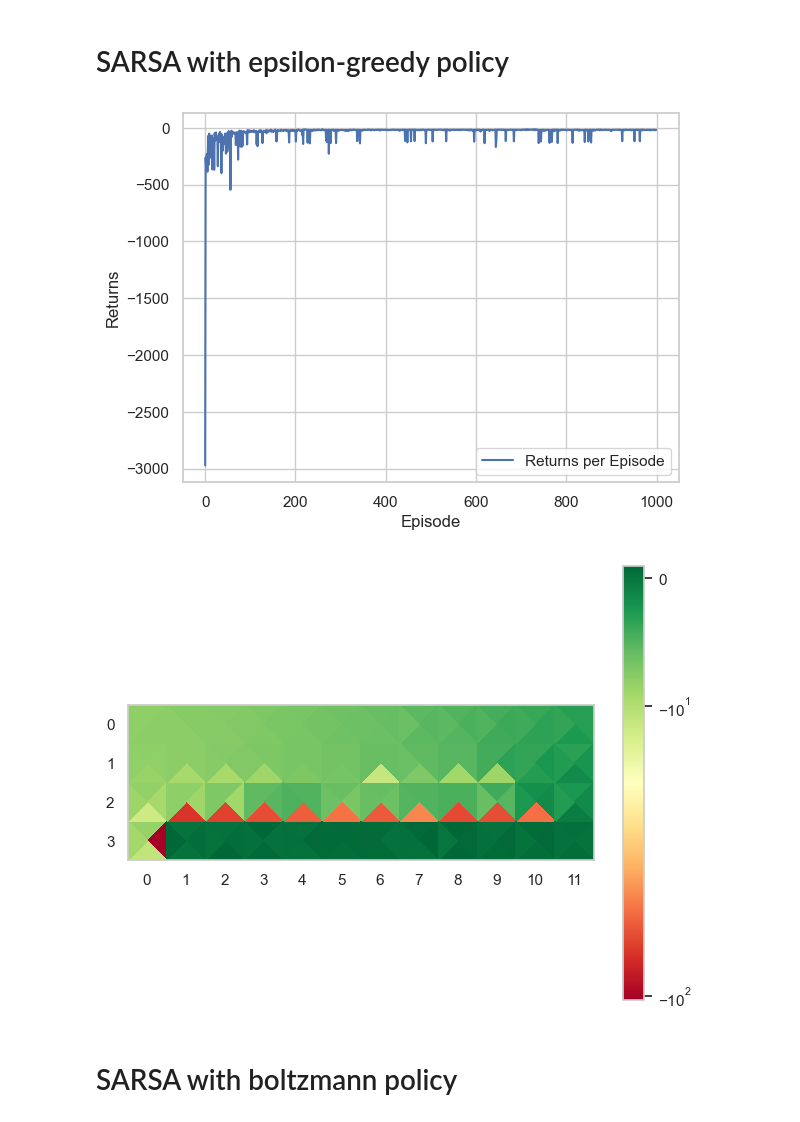
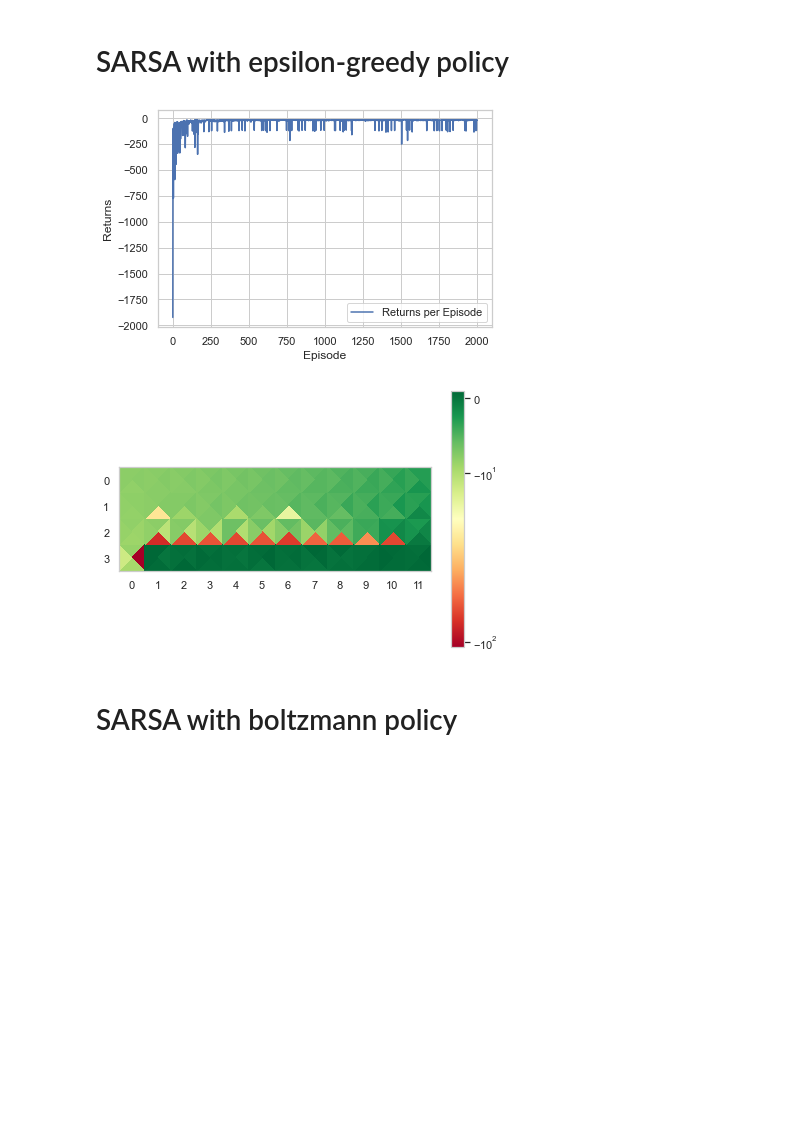
Before and after one commit to gardan4/RL-learning-goals, a Jupyter notebook: KEN4157_Reinforcement_Learning_Cliff_Walking.ipynb, the cells around one changed output. Saved outputs shown, nothing was run; the diff lists cells and outputs as text; code cells hidden in the pictures; blank space fills up the shorter version.

```diff
--- a/KEN4157_Reinforcement_Learning_Cliff_Walking.ipynb
+++ b/KEN4157_Reinforcement_Learning_Cliff_Walking.ipynb
@@ -159,7 +159,6 @@ Your own code should probably go below here!
 # Parameters for Q-learning
 alpha = 0.1  # Learning rate
 gamma = 0.9  # Discount factor
-epsilon = 0.1  # Exploration rate
 num_episodes = 1000  # Number of episodes for training
 
 # Function to choose an action always exploiting the learned values
@@ -171,7 +170,7 @@ random_q_table = np.random.random((obs_space.n, action_space.n))
 returns_per_episode = []  # To store total rewards per episode
 
 for episode in range(num_episodes):
-    state = env.reset()[0]
+    state, _ = env.reset()
     done = False
     total_rewards = 0
 
@@ -210,7 +209,7 @@ create_qvals_heatmap(q_vals_up, q_vals_right, q_vals_down, q_vals_left)
 alpha = 0.1  # Learning rate
 gamma = 0.9  # Discount factor
 epsilon = 0.1  # Exploration rate
-num_episodes = 1000  # Number of episodes for training
+num_episodes = 2000  # Number of episodes for training
 
 # Function to choose an action using epsilon-greedy policy
 def choose_action(state):
@@ -224,40 +223,40 @@ random_q_table = np.random.random((obs_space.n, action_space.n))
 returns_per_episode = []  # To store total rewards per episode
 
 for episode in range(num_episodes):
-    state = env.reset()[0]
+    state, _ = env.reset()
     done = False
     total_rewards = 0
     action = choose_action(state)
     while not done:
 
         next_state, reward, done, truncated, info = env.step(action)
         next_action = choose_action(next_state)
         # SARSA update
 
         old_value = random_q_table[state, action]
         next_max = np.max(random_q_table[next_state])
 
         new_value = old_value + alpha * (reward + gamma * random_q_table[next_state, next_action] - old_value)
         random_q_table[state, action] = new_value
 
         total_rewards += reward
         state = next_state
         action = next_action
 
     returns_per_episode.append(total_rewards)
 
 
 plot_returns_per_episode(returns_per_episode)
 
 # Plot heatmap from our Q-table
 q_vals_up = random_q_table[:, 0]
 q_vals_right = random_q_table[:, 1]
 q_vals_down = random_q_table[:, 2]
 q_vals_left = random_q_table[:, 3]
 create_qvals_heatmap(q_vals_up, q_vals_right, q_vals_down, q_vals_left)
 # %% [output]
-[figure, old version]
+[figure, new version]
-[figure, old version]
+[figure, new version]
 # %% [markdown]
 # SARSA with boltzmann policy
 # %%
```
Also changed, not shown: parts of 4 cells of this notebook, 8 other files.
